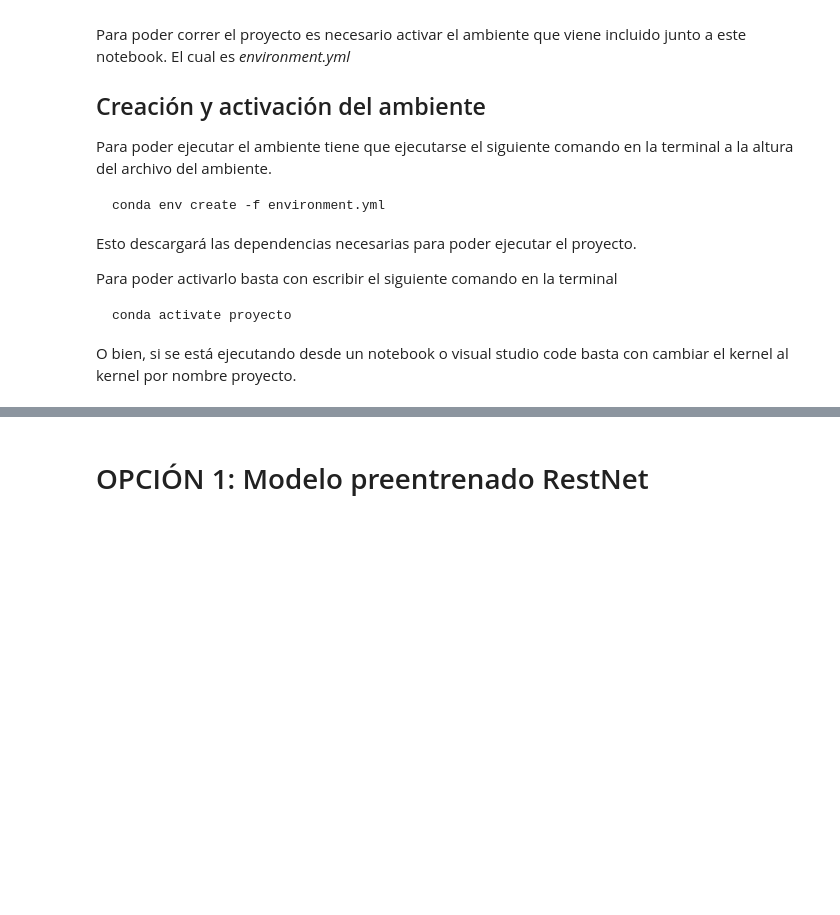
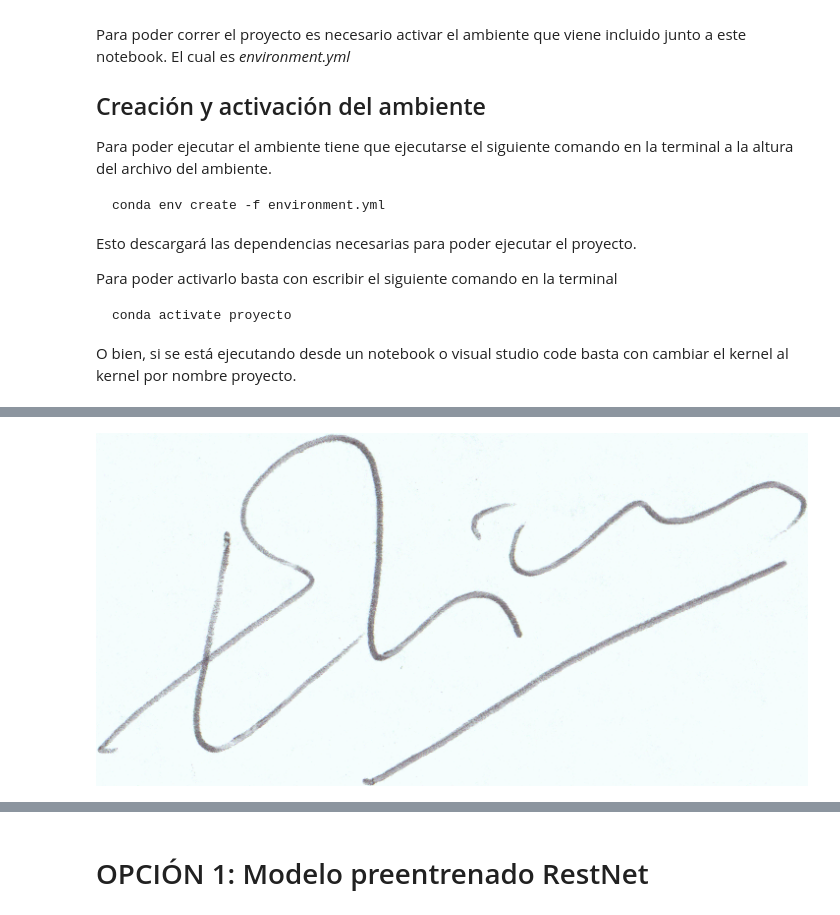
Before and after one commit to AylenMartinez04/DeploymentProjectRN, a Jupyter notebook: Proyecto/Proyecto_RedesNeuronales.ipynb, the cells around one changed output, grey strips where cells are left out. Saved outputs shown, nothing was run; the diff lists cells and outputs as text; code cells hidden in the pictures; blank space fills up the shorter version.

Commit message:
Correción en separación del train

```diff
--- a/Proyecto/Proyecto_RedesNeuronales.ipynb
+++ b/Proyecto/Proyecto_RedesNeuronales.ipynb
@@ -90,50 +96,72 @@ else:
 # %%
-# #Primero definimos las rutas que vamos a ocupar, el entrenamiento,test tanto para imagenes como para csv
-# # Path(__file__).resolve().parent obtiene la ruta absoluta del script que se ejecuta
-# # Path('signature_dataset/sign_data') le añade la ruta relativa a los datos que vamos a estar usadno.
+#Primero definimos las rutas que vamos a ocupar, el entrenamiento,test tanto para imagenes como para csv
+# Path(__file__).resolve().parent obtiene la ruta absoluta del script que se ejecuta
+# Path('signature_dataset/sign_data') le añade la ruta relativa a los datos que vamos a estar usadno.
 
-# DIRECTORIO_BASE = Path(os.getcwd()) #Ruta de nuestro proyecto :)
-# RUTA_DATOS = DIRECTORIO_BASE / 'signature_dataset' / 'sign_data' #Ruta principal
+DIRECTORIO_BASE = Path(os.getcwd()) #Ruta de nuestro proyecto :)
+RUTA_DATOS = DIRECTORIO_BASE / 'signature_dataset' / 'sign_data' #Ruta principal
 
-# #Ruta de los csv de entrenamiento y test
-# ruta_train_csv = RUTA_DATOS / 'train_data.csv'
-# ruta_test_csv = RUTA_DATOS / 'test_data.csv'
+#Ruta de los csv de entrenamiento y test
+ruta_train_original_csv = RUTA_DATOS / 'train_data_original.csv'
+ruta_train_csv = RUTA_DATOS / 'train_data.csv'
+ruta_test_csv = RUTA_DATOS / 'test_data.csv'
+ruta_val_csv = RUTA_DATOS / 'val_data.csv'
 
-# #Ruta de imagen de prueba
-# ruta_imagen_train = RUTA_DATOS / 'train/001/001_01.PNG'
+#Ruta de entrenamiento y test
+ruta_train = RUTA_DATOS / 'train'
+ruta_test = RUTA_DATOS / 'test'
 
-# #Ruta de entrenamiento y test
-# ruta_train = RUTA_DATOS / 'train'
-# ruta_test = RUTA_DATOS / 'test'
+#Ruta de imagen de prueba
+ruta_imagen_train = RUTA_DATOS / 'train/001/001_01.PNG'
+print(f"Ruta de prueba; entrenamiento csv: {ruta_train_csv}")
 
-# print(f"Ruta de prueba; entrenamiento csv: {ruta_train_csv}")
+# Si ya habíamos divido antes los datos, no es necesario hacerlo de nuevo
+if os.path.isfile(ruta_train_original_csv):
+    print("Archivo de entrenamiento original ya existe. No es necesario dividir de nuevo.")
+else:
+    train = pd.read_csv(ruta_train_csv, header=None, names=['imagen1', 'imagen2', 'etiqueta'])
+    train['grupo'] = train['imagen1'].apply(lambda x: x.split('/')[0])
+
+    grupos_imagenes = [g for _, g in train.groupby('grupo')]
+    train_grupos = []
+    val_grupos = []
+
+    tamaño_train_original = len(train)
+    tamaño_val_esperado = tamaño_train_original * 0.2
+    actual = 0
+    for grupo in grupos_imagenes:
+        if actual < tamaño_val_esperado:
+            val_grupos.append(grupo)
+            actual += len(grupo)
+        else:
+            train_grupos.append(grupo)
+
+    #Reseteo de indices y eliminación del grupo
+    df_train = pd.concat(train_grupos).reset_index(drop=True)
+    df_val = pd.concat(val_grupos).reset_index(drop=True)
+    df_train = df_train.drop(columns=['grupo'])
+    df_val = df_val.drop(columns=['grupo'])
 
 
+    #Guardado del csv original
+    train.to_csv(os.path.join(RUTA_DATOS, 'train_data_original.csv'), index=False, header=False)
 
-# #Esto es para verificar que en cualquier computadora todo esté a la misma altura y orden
-# #nombres_columnas = ['imagen1', 'imagen2', 'etiqueta']
-# #df_train = pd.read_csv(ruta_train_csv, names = nombres_columnas) --- IGNORE ---
+    #Guardado del csv de validación y entrenamiento
+    df_train.to_csv(os.path.join(RUTA_DATOS, 'train_data.csv'), index=False, header=False)
+    df_val.to_csv(os.path.join(RUTA_DATOS, 'val_data.csv'), index=False, header=False)
 
-# ########################
-# df_train_original = pd.read_csv(ruta_train_csv)
-# df_val = df_train_original.sample(frac=0.2, random_state = 122)
-# df_train = df_train_original.drop(df_val.index)
+#Lectura de los nuevos datasets
+nombres_columnas = ['imagen1', 'imagen2', 'etiqueta']
+df_train = pd.read_csv(ruta_train_csv, names = nombres_columnas)
+df_test = pd.read_csv(ruta_test_csv, names = nombres_columnas)
+df_val = pd.read_csv(ruta_val_csv, names = nombres_columnas)
 
-# #Guardado fisico de los .csv
-# df_train.to_csv(os.path.join(RUTA_DATOS, 'train_data.csv'), index=False)
-# df_val.to_csv(os.path.join(RUTA_DATOS, 'val_data.csv'), index=False)
+img_train = Image.open(ruta_imagen_train)
+#Primeros datos de df_train
+print(df_train.head())
 
-# ########################
+#Vemos el tamaño para comprobar que se ha reducido entre test y validación
+print(len(df_train), len(df_val), len(df_test))
 
-# #Nueva ruta del val
-# ruta_val_csv = RUTA_DATOS / 'val_data.csv'
-
-# nombres_columnas = ['imagen1', 'imagen2', 'etiqueta']
-# df_train = pd.read_csv(ruta_train_csv, names = nombres_columnas)
-# df_test = pd.read_csv(ruta_test_csv, names = nombres_columnas)
-# df_val = pd.read_csv(ruta_val_csv, names = nombres_columnas)
-
-# img_train = Image.open(ruta_imagen_train)
-
-# print(df_train.head())
-# img_train
+img_train
+# %% [output]
@@ -139,0 +176 @@ else:
+[figure, added]
```
Also changed, not shown: parts of 10 cells of this notebook.
